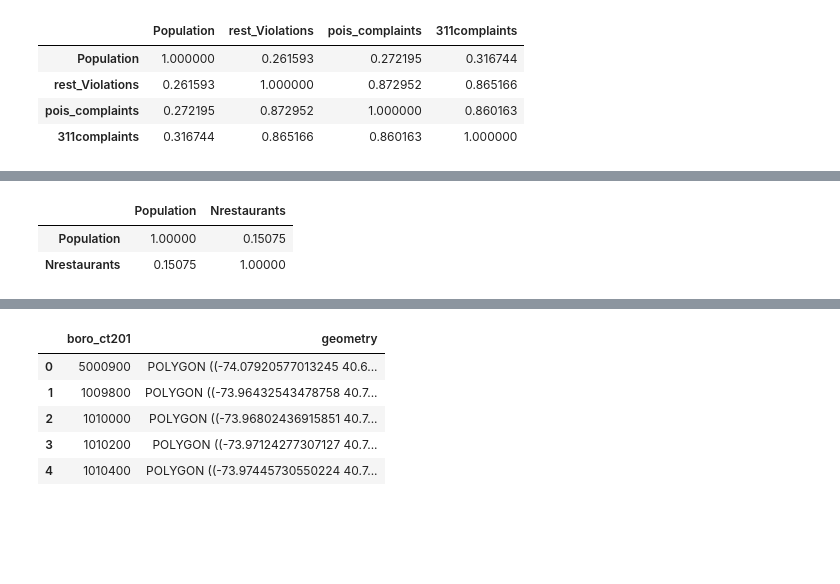
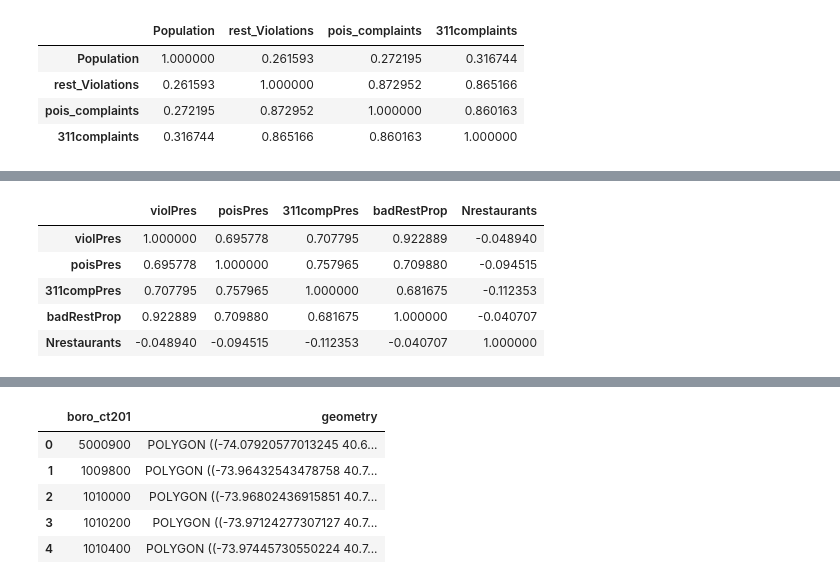
Before and after one commit to devashish2002/Current_files, a Jupyter notebook: rest/ExplorationNT.ipynb, the cells around one changed output, grey strips where cells are left out. Saved outputs shown, nothing was run; the diff lists cells and outputs as text; code cells hidden in the pictures; blank space fills up the shorter version.

```diff
--- a/rest/ExplorationNT.ipynb
+++ b/rest/ExplorationNT.ipynb
@@ -70,0 +74,5 @@ AllNT['Nrestaurants'] = AllNT['Nrestaurants']*7
+# %%
+neighbors = pd.read_csv('neighbors.csv')
+neighbors.drop(columns={'Unnamed: 0'}, inplace=True)
+AllNT = AllNT.merge(neighbors, on='boro_ct201')
+AllNT.head()
@@ -71,8 +180,9 @@ AllNT['Nrestaurants'] = AllNT['Nrestaurants']*7
 # %%
-AllNT['violPres'] = AllNT['rest_Violations']/AllNT['Population']
-AllNT['311compPres'] = AllNT['311complaints']/AllNT['Population']
-AllNT['poisPpop'] = AllNT['pois_complaints']/AllNT['Population']
-AllNT.head()
+AllNT['violPres'] = AllNT['rest_Violations']/AllNT['Nrestaurants']
+AllNT['poisPres'] = AllNT['pois_complaints']/AllNT['Nrestaurants']
+AllNT['311compPres'] = AllNT['311complaints']/AllNT['Nrestaurants']
+AllNT['badRestProp'] = AllNT['NrestWviol']/AllNT['Nrestaurants']
+AllNT.head(3)
 # %% [output]
 |  | boro_code | boro_ct201 | boro_name | ct2010 | geometry | shape_area | bct | Year | Borough | ... |
 | 0 | 5 | 5000900 | Staten Island | 900 | POLYGON ((-74.07920577013245 40.6... | 2.497010e+06 | 5900 | 2010 | Staten Island | ... |
@@ -90,6 +206,9 @@ AllNT[['rest_Violations', '311complaints', 'pois_complaints']].corr()
 # %%
-AllNT[['Population', 'Nrestaurants']].corr()
+AllNT[['violPres', 'poisPres', '311compPres', 'badRestProp', 'Nrestaurants']].corr()
 # %% [output]
-|  | Population | Nrestaurants |
-| Population | 1.00000 | 0.15075 |
-| Nrestaurants | 0.15075 | 1.00000 |
+|  | violPres | poisPres | 311compPres | badRestProp | Nrestaurants |
+| violPres | 1.000000 | 0.695778 | 0.707795 | 0.922889 | -0.048940 |
+| poisPres | 0.695778 | 1.000000 | 0.757965 | 0.709880 | -0.094515 |
+| 311compPres | 0.707795 | 0.757965 | 1.000000 | 0.681675 | -0.112353 |
+| badRestProp | 0.922889 | 0.709880 | 0.681675 | 1.000000 | -0.040707 |
+| Nrestaurants | -0.048940 | -0.094515 | -0.112353 | -0.040707 | 1.000000 |
```
Also changed, not shown: parts of 25 cells of this notebook, 1 other file.
